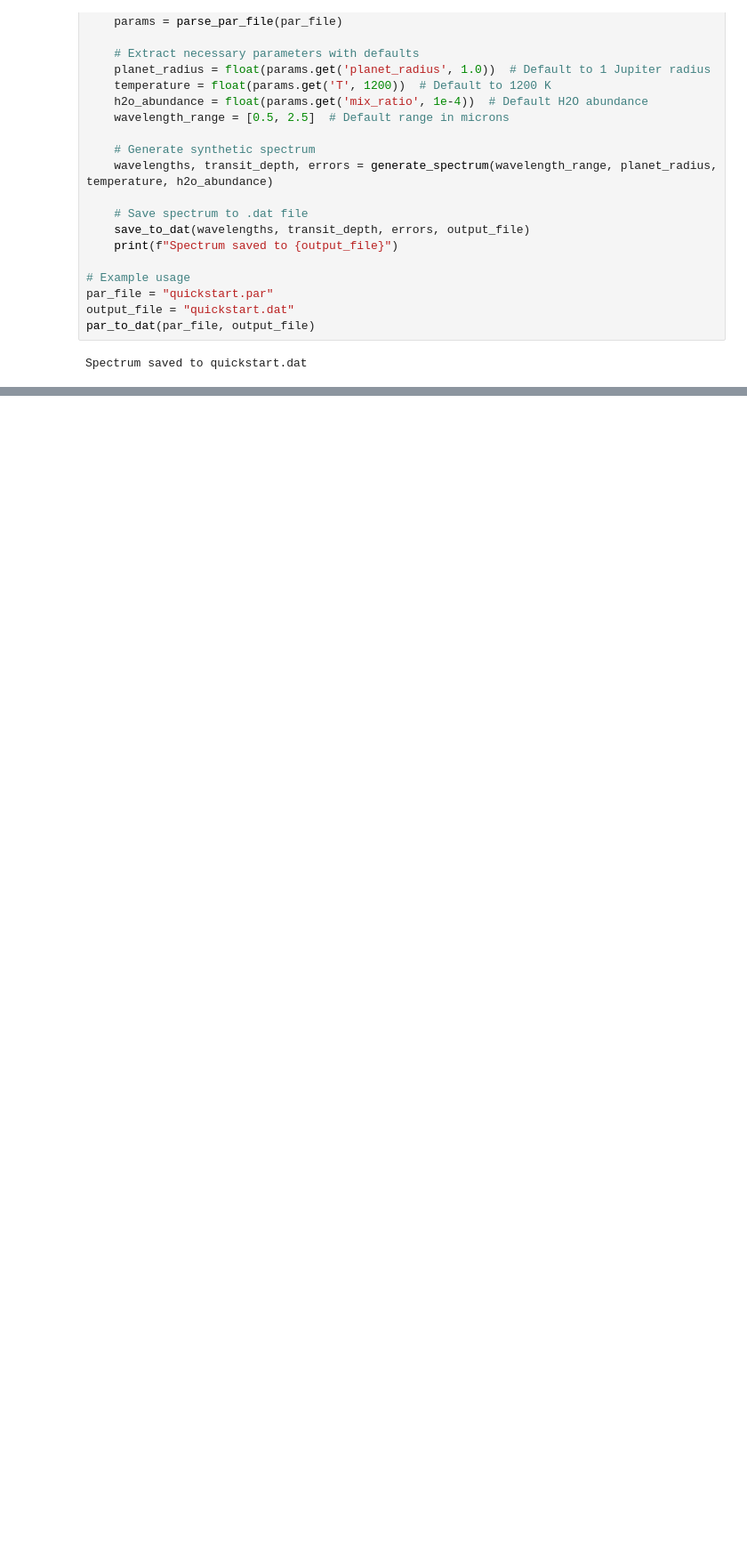
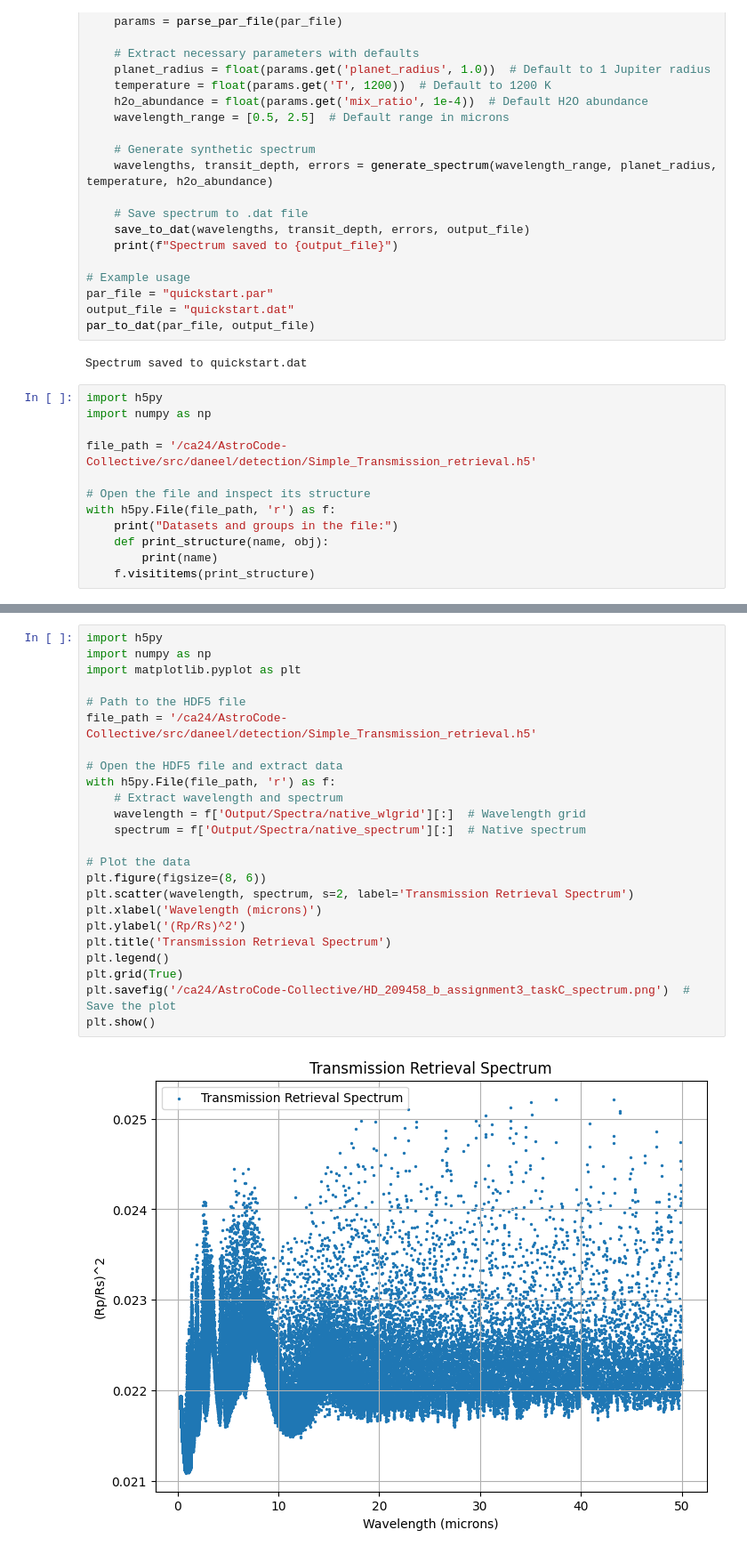
Before and after one commit to radha2707/AstroCode-Collective, a Jupyter notebook: src/daneel/detection/Mocking_the_universe.ipynb, the cells around one changed output, grey strips where cells are left out. Shown: that part at 89% size. Drawn from its saved outputs; the diff is of its cells as text; blank space fills up the shorter version.

Commit message:
task C .png file

```diff
--- a/src/daneel/detection/Mocking_the_universe.ipynb
+++ b/src/daneel/detection/Mocking_the_universe.ipynb
@@ -49,3 +49,15 @@ output_file = "quickstart.dat"
 par_to_dat(par_file, output_file)
 # %% [output]
 Spectrum saved to quickstart.dat
+# %%
+import h5py
+import numpy as np
+
+file_path = '/ca24/AstroCode-Collective/src/daneel/detection/Simple_Transmission_retrieval.h5'
+
+# Open the file and inspect its structure
+with h5py.File(file_path, 'r') as f:
+    print("Datasets and groups in the file:")
+    def print_structure(name, obj):
+        print(name)
+    f.visititems(print_structure)
@@ -51,0 +82,26 @@ Spectrum saved to quickstart.dat
+# %%
+import h5py
+import numpy as np
+import matplotlib.pyplot as plt
+
+# Path to the HDF5 file
+file_path = '/ca24/AstroCode-Collective/src/daneel/detection/Simple_Transmission_retrieval.h5'
+
+# Open the HDF5 file and extract data
+with h5py.File(file_path, 'r') as f:
+    # Extract wavelength and spectrum
+    wavelength = f['Output/Spectra/native_wlgrid'][:]  # Wavelength grid
+    spectrum = f['Output/Spectra/native_spectrum'][:]  # Native spectrum
+
+# Plot the data
+plt.figure(figsize=(8, 6))
+plt.scatter(wavelength, spectrum, s=2, label='Transmission Retrieval Spectrum')
+plt.xlabel('Wavelength (microns)')
+plt.ylabel('(Rp/Rs)^2')
+plt.title('Transmission Retrieval Spectrum')
+plt.legend()
+plt.grid(True)
+plt.savefig('/ca24/AstroCode-Collective/HD_209458_b_assignment3_taskC_spectrum.png')  # Save the plot
+plt.show()
+# %% [output]
+[figure, added]
```
Also changed, not shown: parts of 2 cells of this notebook, 4 other files.
